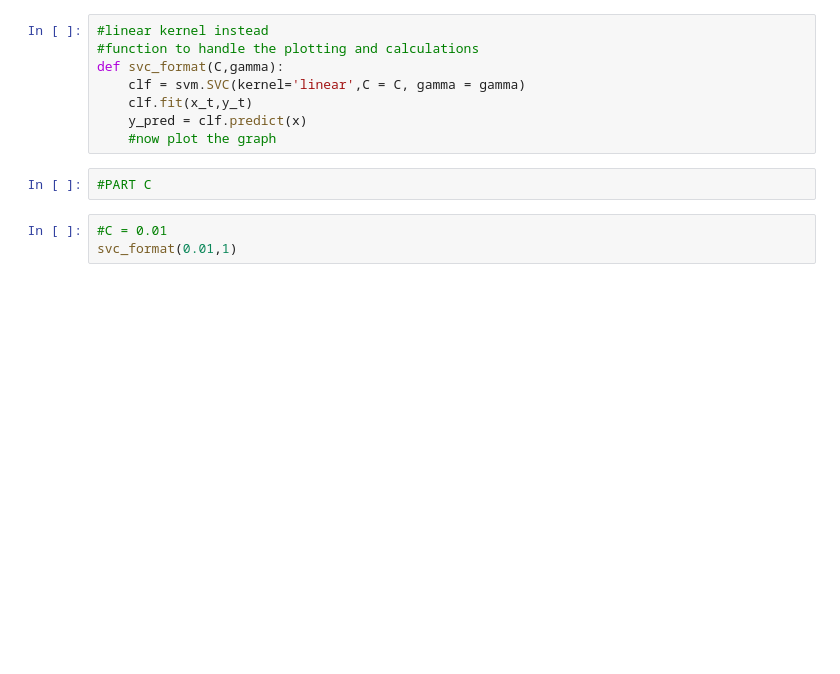
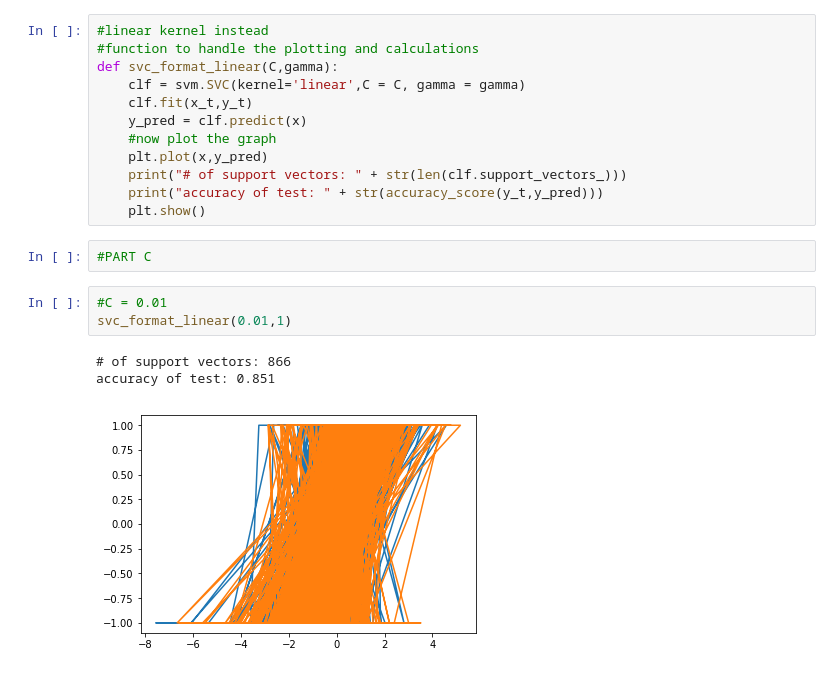
Before and after one commit to npsheth-ucsc/cse142HW3, a Jupyter notebook: SVM.ipynb, the cells around one changed output. Saved outputs shown, nothing was run; the diff lists cells and outputs as text; blank space fills up the shorter version.

Commit message:
added in plotting + data analysis

```diff
--- a/SVM.ipynb
+++ b/SVM.ipynb
@@ -86,15 +164,23 @@ svc_format(1000,1)
 # %%
 #linear kernel instead
 #function to handle the plotting and calculations
-def svc_format(C,gamma):
+def svc_format_linear(C,gamma):
     clf = svm.SVC(kernel='linear',C = C, gamma = gamma)
     clf.fit(x_t,y_t)
     y_pred = clf.predict(x)
     #now plot the graph
+    plt.plot(x,y_pred)
+    print("# of support vectors: " + str(len(clf.support_vectors_)))
+    print("accuracy of test: " + str(accuracy_score(y_t,y_pred)))
+    plt.show()
 # %%
 #PART C
 # %%
 #C = 0.01
-svc_format(0.01,1)
+svc_format_linear(0.01,1)
+# %% [output]
+# of support vectors: 866
+accuracy of test: 0.851
+[figure, added]
 # %%
 #C = 0.1
```
Also changed, not shown: parts of 25 cells of this notebook.
